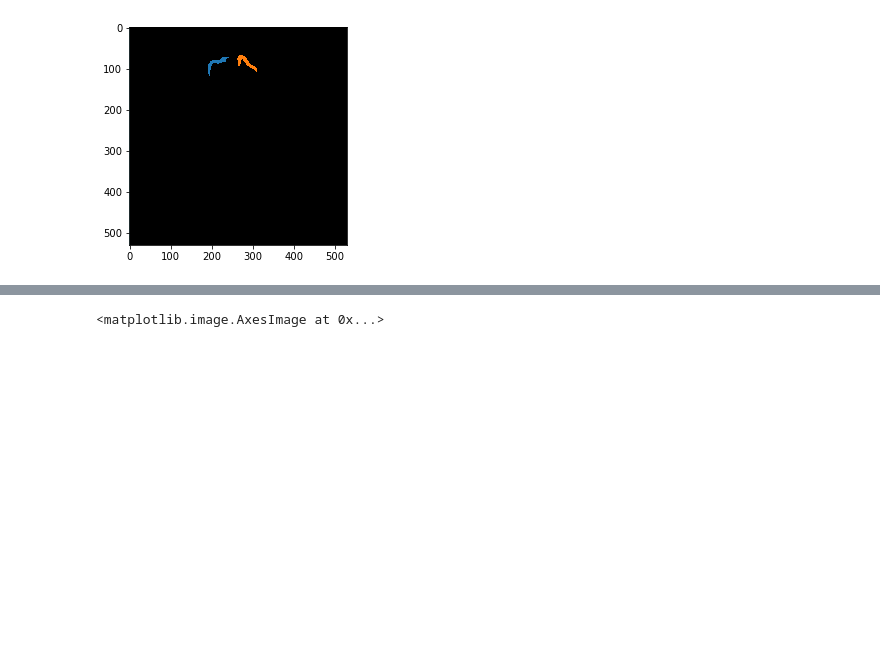
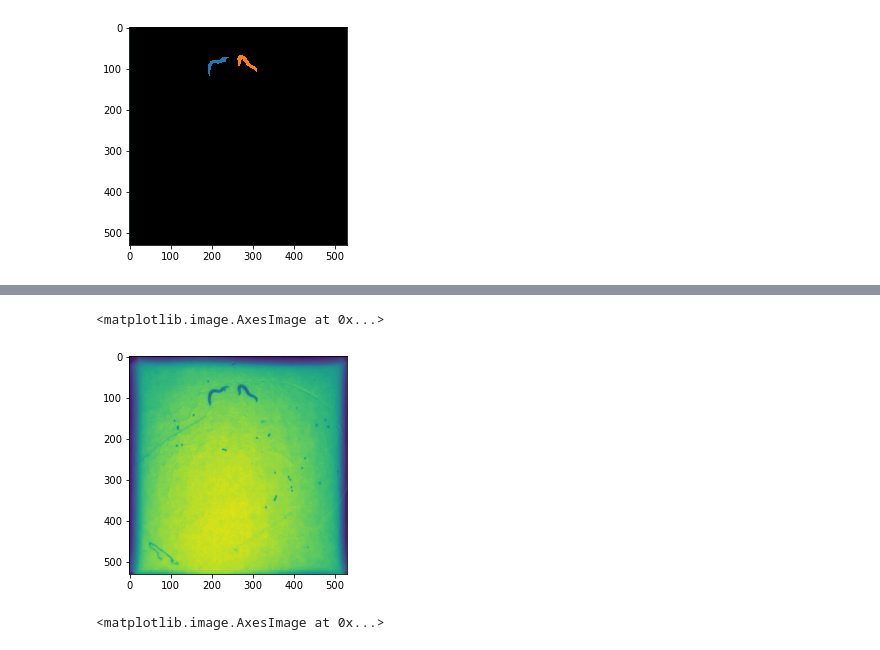
Before and after one commit to RosaryYao/msc_wormtracking, a Jupyter notebook: graph_production.ipynb, the cells around one changed output, grey strips where cells are left out. Drawn from its saved outputs; the diff is of its cells as text; code cells hidden in the pictures; blank space fills up the shorter version.

```diff
--- a/graph_production.ipynb
+++ b/graph_production.ipynb
@@ -146,6 +195,11 @@ plt.show()
 # Raw...
 
 raw = np.load('../6819_3/D7_raw_1.npy')
+# %%
+plt.imshow(raw[0])
+# %% [output]
+<matplotlib.image.AxesImage at 0x...>
+[figure, added]
 # %%
 plt.imshow(raw[0][60:130, 180:250])
 # %% [output]
```
Also changed, not shown: parts of 7 cells of this notebook, 3 other files.
